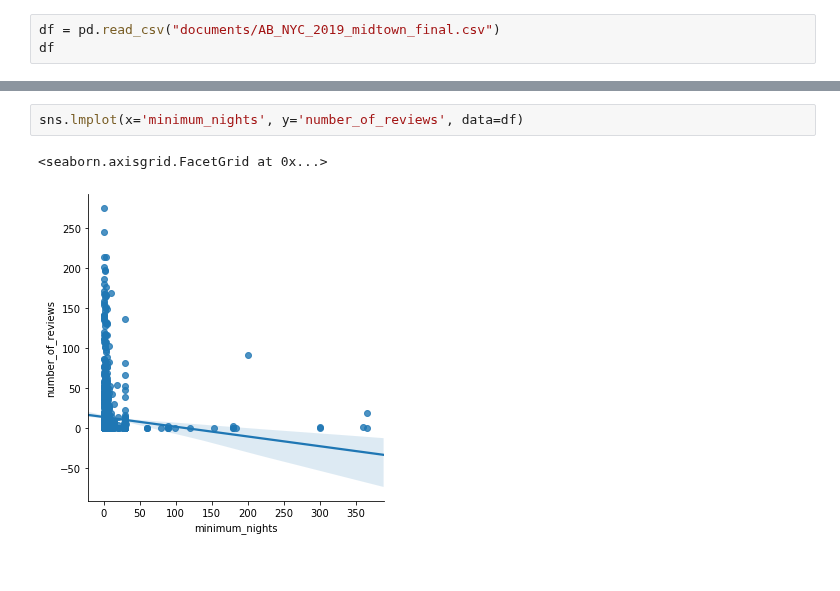
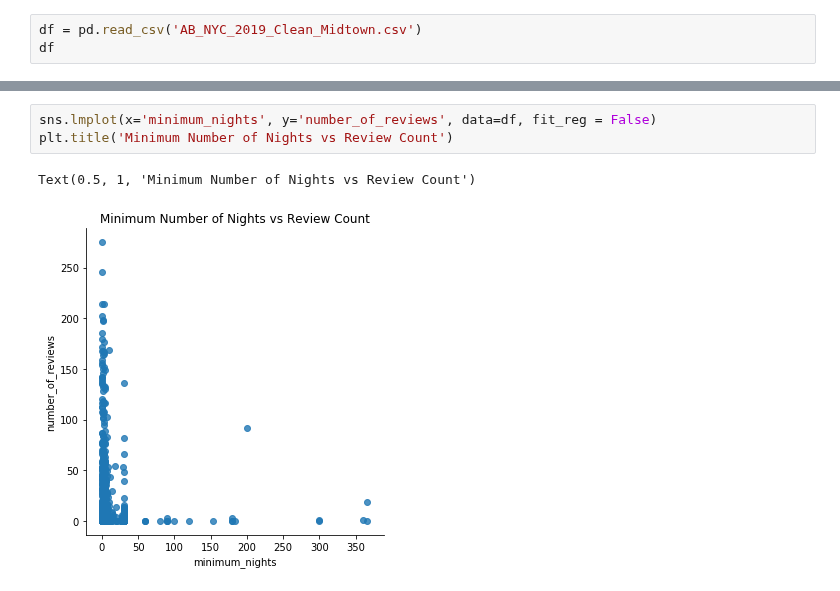
Before and after one commit to prasantib/docsaiprassu, a Jupyter notebook: Final Project - NYC AirBnB Final.ipynb, the cells around one changed output, grey strips where cells are left out. Drawn from its saved outputs; the diff is of its cells as text.

```diff
--- a/Final Project - NYC AirBnB Final.ipynb
+++ b/Final Project - NYC AirBnB Final.ipynb
@@ -15,6 +17,6 @@ from geopandas.tools import reverse_geocode
 
 %matplotlib inline
 # %%
-df = pd.read_csv("documents/AB_NYC_2019_midtown_final.csv")
+df = pd.read_csv('AB_NYC_2019_Clean_Midtown.csv')
 df
 # %% [output]
@@ -88,5 +90,6 @@ df.corr()
 # %%
-sns.lmplot(x='minimum_nights', y='number_of_reviews', data=df)
+sns.lmplot(x='minimum_nights', y='number_of_reviews', data=df, fit_reg = False)
+plt.title('Minimum Number of Nights vs Review Count')
 # %% [output]
-<seaborn.axisgrid.FacetGrid at 0x...>
+Text(0.5, 1, 'Minimum Number of Nights vs Review Count')
-[figure, old version]
+[figure, new version]
```
Also changed, not shown: parts of 42 cells of this notebook, 4 other files.
